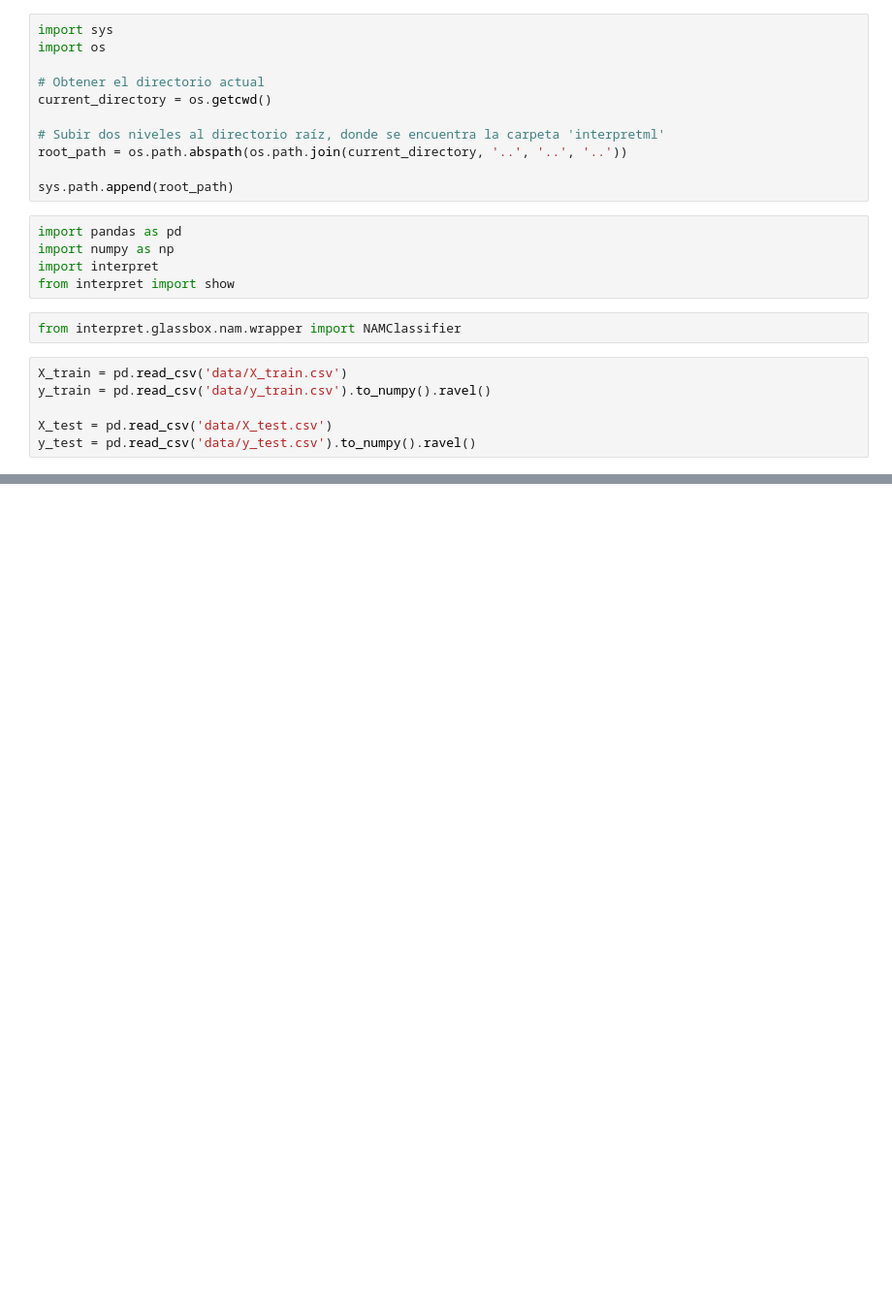
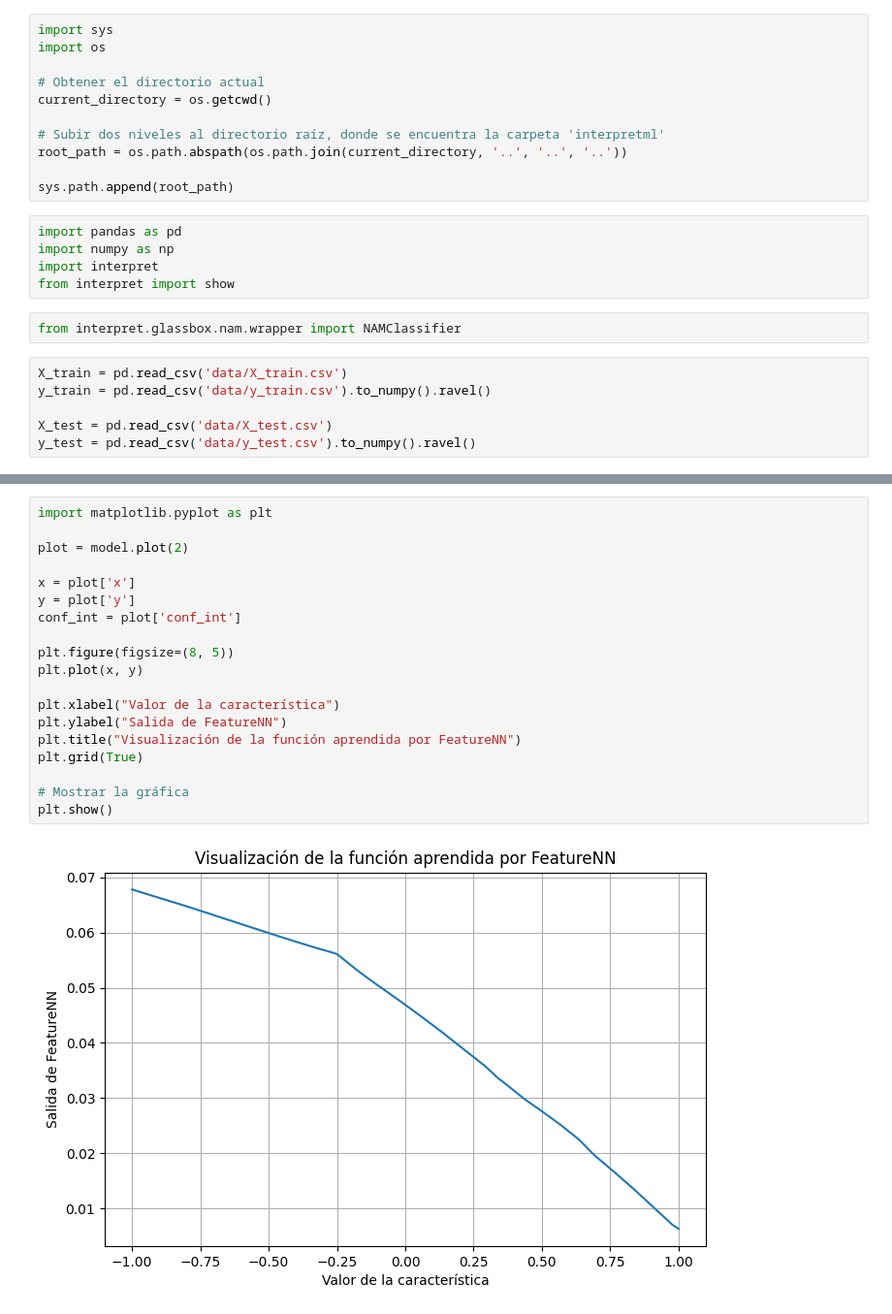
Before and after one commit to bmihaljevic/tfg-interpretml, a Jupyter notebook: experimental_notebooks/nam/trying_our_nam_model.ipynb, the cells around one changed output, grey strips where cells are left out. Shown: that part at 97% size. Drawn from its saved outputs; the diff is of its cells as text; blank space fills up the shorter version.

Commit message:
2025-02-10: Modify NAM wrapper source code (plot function). Continue TFG memory.

```diff
--- a/experimental_notebooks/nam/trying_our_nam_model.ipynb
+++ b/experimental_notebooks/nam/trying_our_nam_model.ipynb
@@ -55,0 +113,21 @@ model.fit(X_train, y_train)
+# %%
+import matplotlib.pyplot as plt
+
+plot = model.plot(2)
+
+x = plot['x']
+y = plot['y']
+conf_int = plot['conf_int']
+
+plt.figure(figsize=(8, 5))
+plt.plot(x, y)
+
+plt.xlabel("Valor de la característica")
+plt.ylabel("Salida de FeatureNN")
+plt.title("Visualización de la función aprendida por FeatureNN")
+plt.grid(True)
+
+# Mostrar la gráfica
+plt.show()
+# %% [output]
+[figure, added]
```
Also changed, not shown: parts of 6 cells of this notebook, 2 other files.
